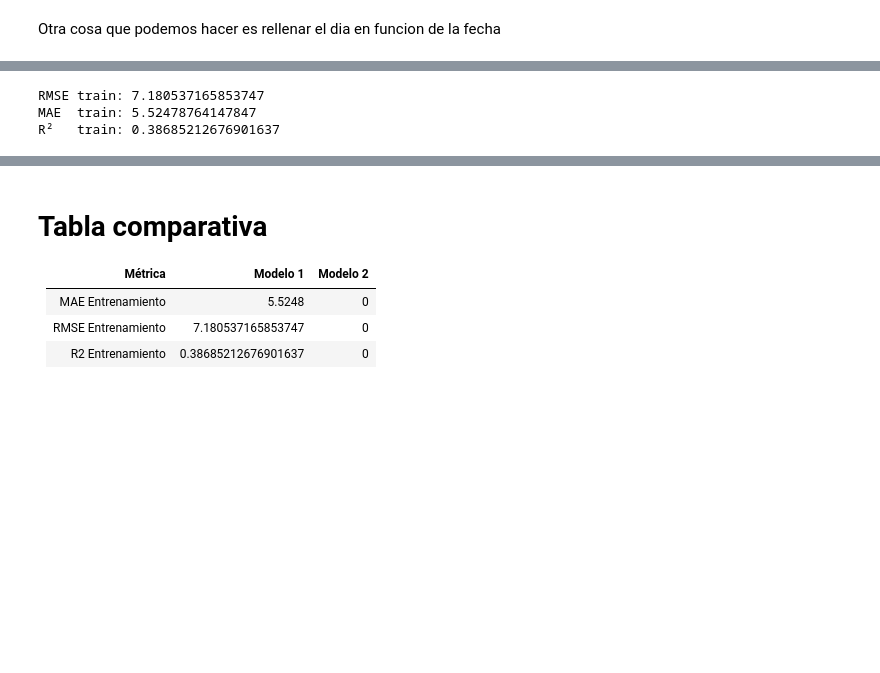
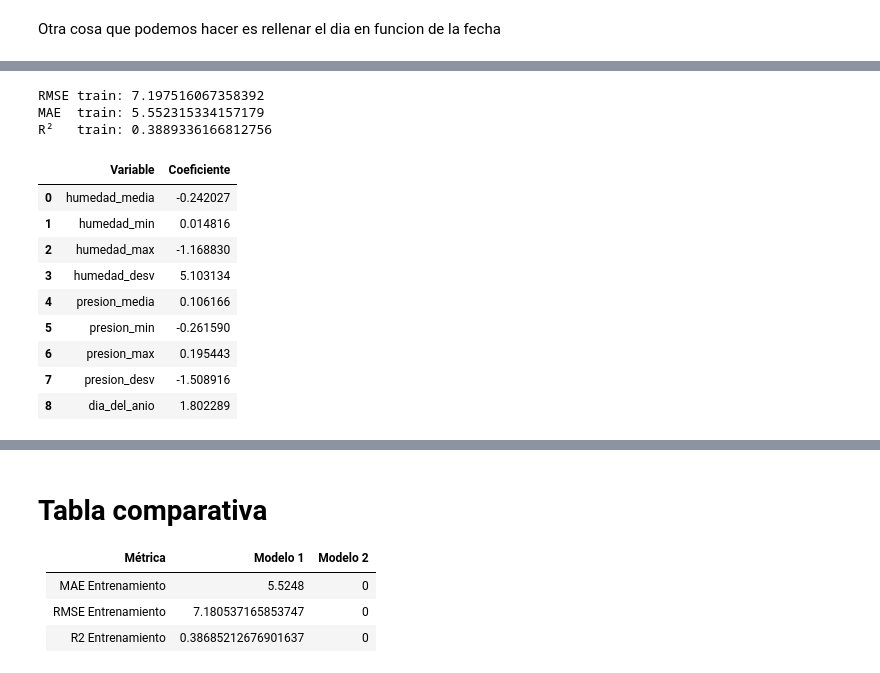
Before and after one commit to cafernandezm/Lab1-AprendizajeMaquina, a Jupyter notebook: respuesta.ipynb, the cells around one changed output, grey strips where cells are left out. Cells and saved outputs as stored; diff of their text form; code cells hidden in the pictures; blank space fills up the shorter version.

Commit message:
Define las caracterisitcas para modelo 2

```diff
--- a/respuesta.ipynb
+++ b/respuesta.ipynb
@@ -1079,8 +1079,7 @@ pipeline_regresion = Pipeline(steps=[
     ("normalizar_humedad", normalizar_humedad_tr),
     ("dropper", dropper),
     ("preprocesamiento", preprocessor),
+    ('modelo', LinearRegression())
 ])
-Xt_train = pipeline_regresion.fit_transform(X_train)
-Modelo = LinearRegression()
-Modelo.fit(Xt_train,y_train)
+pipeline_regresion.fit(X_train,y_train)
 # %% [output]
@@ -1088,13 +1106,34 @@ LinearRegression()
 # %%
-y_train_pred = Modelo.predict(Xt_train)
+y_train_pred = pipeline_regresion.predict(X_train)
 mae_train = mean_absolute_error(y_train, y_train_pred)
 mse_train = mean_squared_error(y_train, y_train_pred)
 rmse_train = np.sqrt(mse_train)
 print("RMSE train:", rmse_train)
 print("MAE  train:", mae_train)
 r2_train = r2_score(y_train, y_train_pred)
 print("R²   train:", r2_train)
+Modelo = pipeline_regresion.named_steps['modelo']
+feature_names = pipeline_regresion.named_steps["preprocesamiento"].get_feature_names_out()
+feature_names = [
+    name.replace("num__", "").replace("cat__", "")
+    for name in feature_names
+]
+coef_df = pd.DataFrame({
+    "Variable": feature_names,
+    "Coeficiente": Modelo.coef_
+})
+coef_df
 # %% [output]
-RMSE train: 7.180537165853747
-MAE  train: 5.52478764147847
-R²   train: 0.38685212676901637
+RMSE train: 7.197516067358392
+MAE  train: 5.552315334157179
+R²   train: 0.3889336166812756
+|  | Variable | Coeficiente |
+| 0 | humedad_media | -0.242027 |
+| 1 | humedad_min | 0.014816 |
+| 2 | humedad_max | -1.168830 |
+| 3 | humedad_desv | 5.103134 |
+| 4 | presion_media | 0.106166 |
+| 5 | presion_min | -0.261590 |
+| 6 | presion_max | 0.195443 |
+| 7 | presion_desv | -1.508916 |
+| 8 | dia_del_anio | 1.802289 |
```
Also changed, not shown: parts of 8 cells of this notebook.
